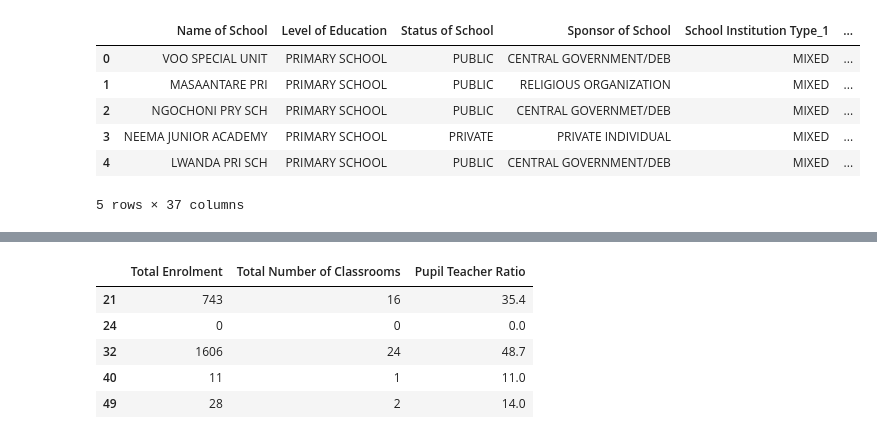
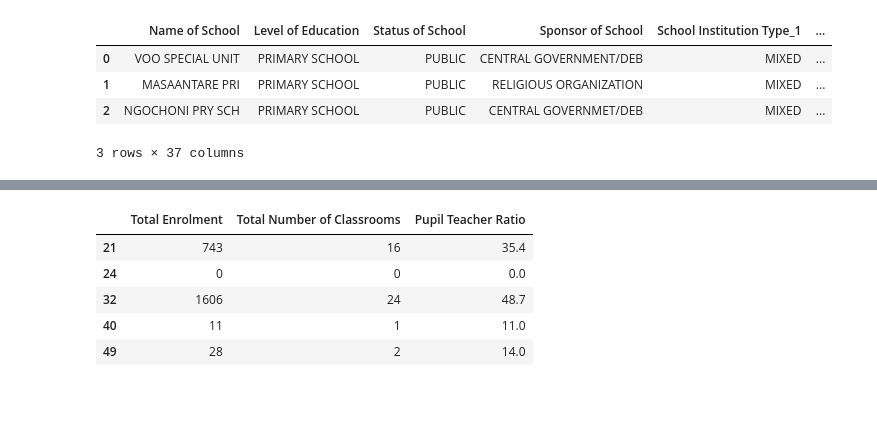
Before and after one commit to Yeghon/CCI508, a Jupyter notebook: multivariate test 02.ipynb, the cells around one changed output, grey strips where cells are left out. Cells and saved outputs as stored; diff of their text form; code cells hidden in the pictures; blank space fills up the shorter version.

```diff
--- a/multivariate test 02.ipynb
+++ b/multivariate test 02.ipynb
@@ -5,15 +5,13 @@ import matplotlib.pyplot as plt
 %matplotlib inline
 # %%
 df = pd.read_csv("Kenya_Schools.csv")
-df.head()
+df.head(3)
 # %% [output]
 |  | Name of School | Level of Education | Status of School | Sponsor of School | School Institution Type_1 | ... |
 | 0 | VOO SPECIAL UNIT | PRIMARY SCHOOL | PUBLIC | CENTRAL GOVERNMENT/DEB | MIXED | ... |
 | 1 | MASAANTARE PRI | PRIMARY SCHOOL | PUBLIC | RELIGIOUS ORGANIZATION | MIXED | ... |
 | 2 | NGOCHONI PRY SCH | PRIMARY SCHOOL | PUBLIC | CENTRAL GOVERNMET/DEB | MIXED | ... |
-| 3 | NEEMA JUNIOR ACADEMY | PRIMARY SCHOOL | PRIVATE | PRIVATE INDIVIDUAL | MIXED | ... |
-| 4 | LWANDA PRI SCH | PRIMARY SCHOOL | PUBLIC | CENTRAL GOVERNMENT/DEB | MIXED | ... |
-5 rows × 37 columns
+3 rows × 37 columns
 # %%
 ''' Extract Nairobi dataset'''
 df = df.loc[df['County']=='NAIROBI']
```
Also changed, not shown: parts of 4 cells of this notebook.
